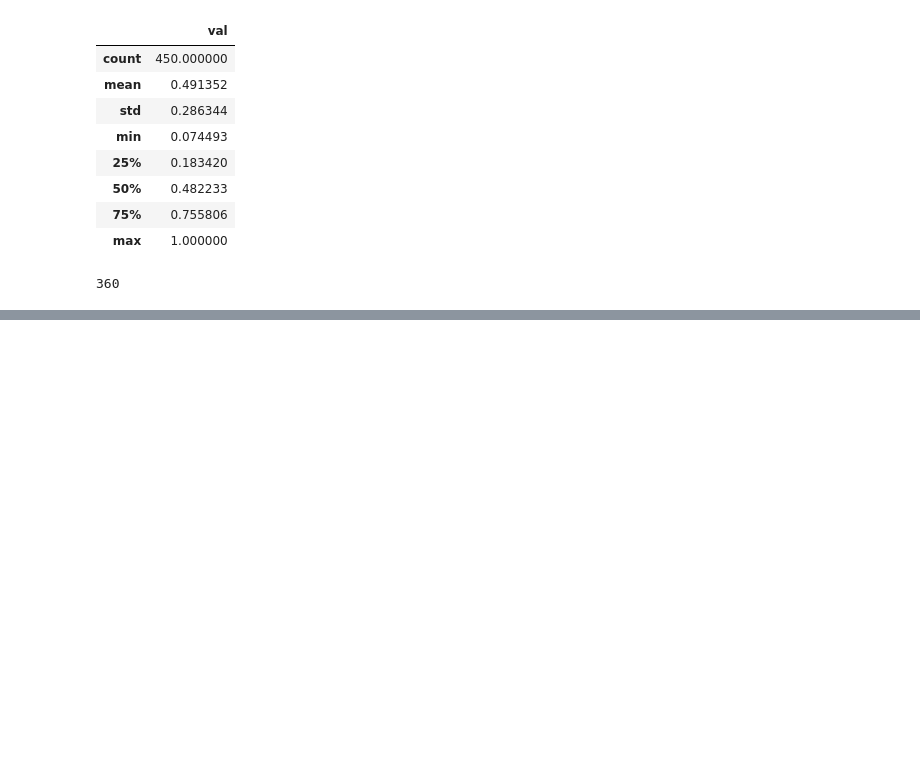
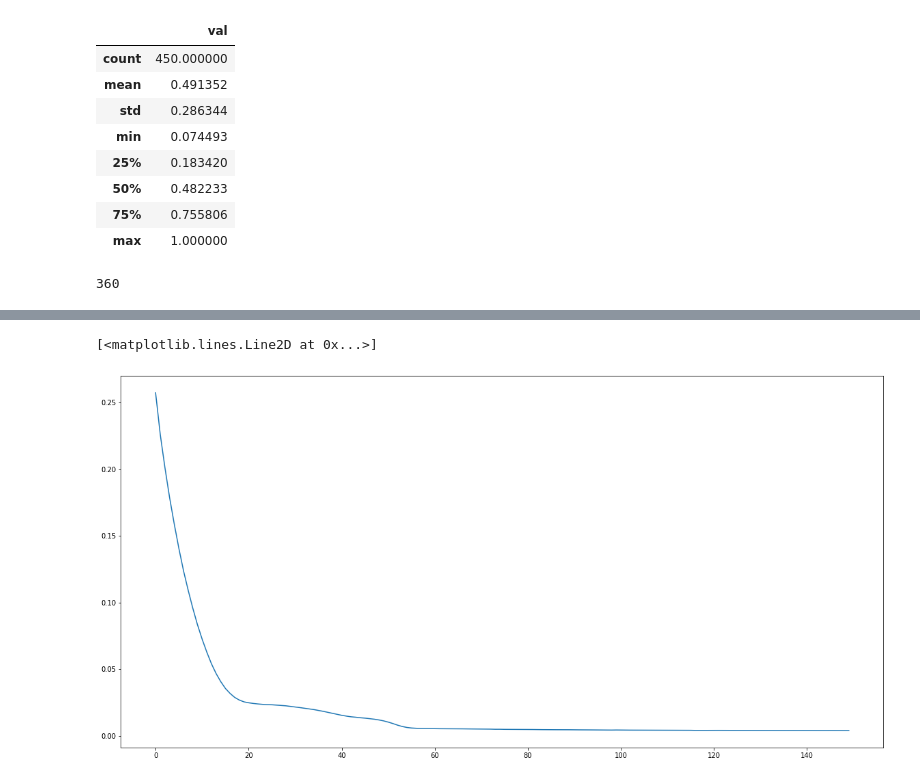
Before and after one commit to jafetimbre/verbose-projects, a Jupyter notebook: artificial-intelligence/rbf-stock-prec/rbf.ipynb, the cells around one changed output, grey strips where cells are left out. Cells and saved outputs as stored; diff of their text form; code cells hidden in the pictures; blank space fills up the shorter version.

```diff
--- a/artificial-intelligence/rbf-stock-prec/rbf.ipynb
+++ b/artificial-intelligence/rbf-stock-prec/rbf.ipynb
@@ -172,0 +112,42 @@ for step in range(100):
+# %%
+from keras.layers import Layer
+from keras import backend as K
+
+class RBFLayer(Layer):
+    def __init__(self, units, gamma, **kwargs):
+        super(RBFLayer, self).__init__(**kwargs)
+        self.units = units
+        self.gamma = K.cast_to_floatx(gamma)
+
+    def build(self, input_shape):
+        self.mu = self.add_weight(name='mu',
+                                  shape=(int(input_shape[1]), self.units),
+                                  initializer='uniform',
+                                  trainable=True)
+        super(RBFLayer, self).build(input_shape)
+
+    def call(self, inputs):
+        diff = K.expand_dims(inputs) - self.mu
+        l2 = K.sum(K.pow(diff, 2), axis=1)
+        res = K.exp(-1 * self.gamma * l2)
+        return res
+
+    def compute_output_shape(self, input_shape):
+        return (input_shape[0], self.units)
+# %%
+import pandas as pd
+import numpy as np
+from keras.layers import Dense, Flatten
+from keras.models import Sequential
+from keras.losses import binary_crossentropy
+
+model = Sequential()
+model.add(Flatten(input_shape=(10,10)))
+model.add(RBFLayer(10, 0.5))
+model.add(Dense(1))
+
+model.compile(optimizer='rmsprop', loss='binary_crossentropy')
+# %%
+model.compile(loss='mse', optimizer='rmsprop')
+# %%
+history = model.fit(train_data[:-10], train_data[10:], epochs=150, batch_size=10)
@@ -172,0 +172,6 @@ for step in range(100):
+# %%
+plt.figure(figsize=(20,10))
+plt.plot(history.history['loss'])
+# %% [output]
+[<matplotlib.lines.Line2D at 0x...>]
+[figure, added]
```
Also changed, not shown: parts of 12 cells of this notebook.
